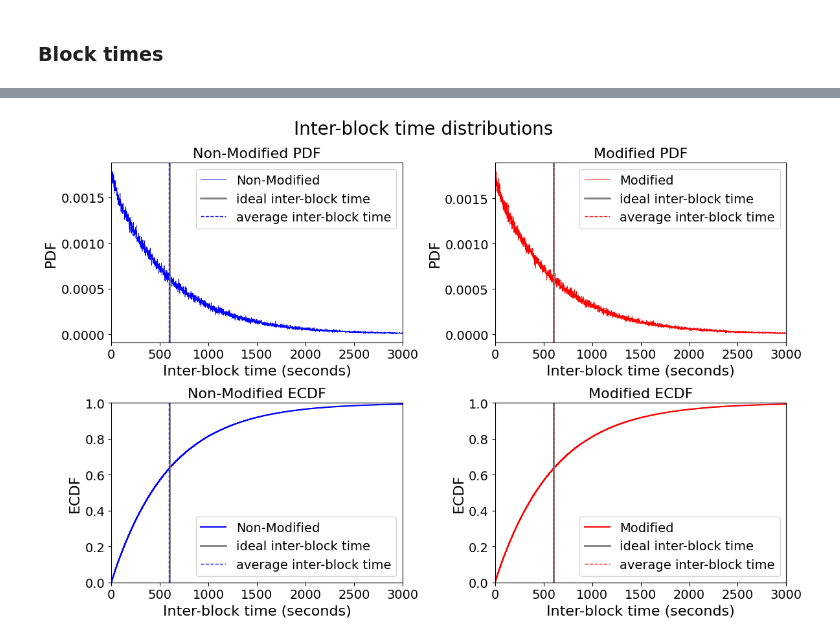
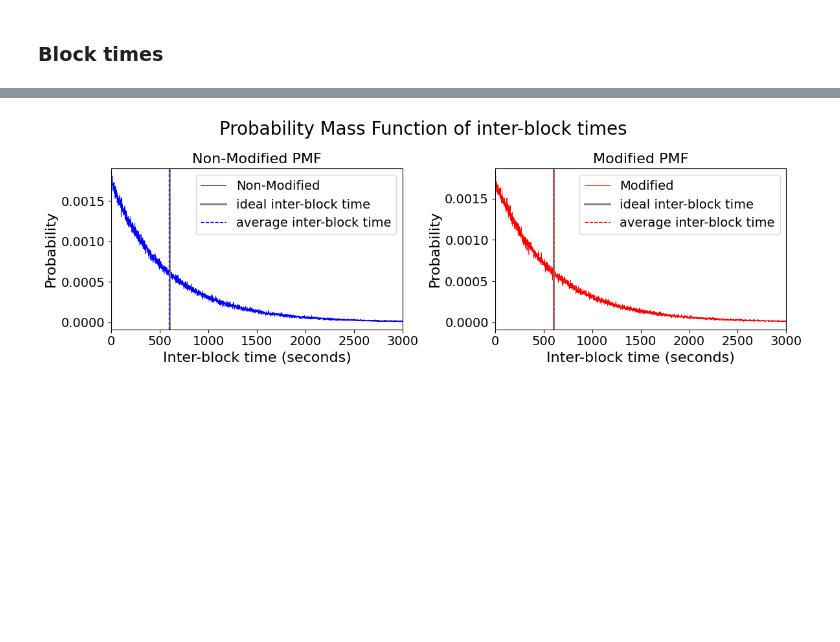
Before and after one commit to demKyr/BCH-DAA, a Jupyter notebook: visualisation.ipynb, the cells around one changed output, grey strips where cells are left out. Drawn from its saved outputs; the diff is of its cells as text; code cells hidden in the pictures; blank space fills up the shorter version.

```diff
--- a/visualisation.ipynb
+++ b/visualisation.ipynb
@@ -896,53 +919,53 @@ True
 # %%
 non_modified_pdf_block_time = df_non_modified['block_time'].value_counts(normalize=True).sort_index()
 modified_pdf_block_time = df_modified['block_time'].value_counts(normalize=True).sort_index()
 
-fig, axs = plt.subplots(2, 2, figsize=(12, 8))
+fig, axs = plt.subplots(1, 2, figsize=(12, 4))
 
-axs[0, 0].plot(non_modified_pdf_block_time.index, non_modified_pdf_block_time.values, color='blue', label='Non-Modified', linewidth=0.5)
-# axs[0, 0].hist(df_non_modified['block_time'], histtype='step', bins=3000, density=True, color='blue', label='Non-Modified')
-axs[0, 0].axvline(600, color='gray', linestyle='-', linewidth=2, label='ideal inter-block time')
-axs[0, 0].axvline(df_non_modified['block_time'].mean(), color='blue', linestyle='--', linewidth=1, label='average inter-block time')
-axs[0, 0].set_title('Non-Modified PDF', fontsize=16)
-axs[0, 0].set_xlabel('Inter-block time (seconds)', fontsize=16)
-axs[0, 0].set_ylabel('PDF', fontsize=16)
-axs[0, 0].set_xlim(0, 3000)
-axs[0, 0].legend(fontsize=14)
-axs[0, 0].tick_params(axis='both', which='major', labelsize=14)
+axs[0].plot(non_modified_pdf_block_time.index, non_modified_pdf_block_time.values, color='blue', label='Non-Modified', linewidth=0.5)
+# axs[0].hist(df_non_modified['block_time'], histtype='step', bins=3000, density=True, color='blue', label='Non-Modified')
+axs[0].axvline(600, color='gray', linestyle='-', linewidth=2, label='ideal inter-block time')
+axs[0].axvline(df_non_modified['block_time'].mean(), color='blue', linestyle='--', linewidth=1, label='average inter-block time')
+axs[0].set_title('Non-Modified PMF', fontsize=16)
+axs[0].set_xlabel('Inter-block time (seconds)', fontsize=16)
+axs[0].set_ylabel('Probability', fontsize=16)
+axs[0].set_xlim(0, 3000)
+axs[0].legend(fontsize=14)
+axs[0].tick_params(axis='both', which='major', labelsize=14)
 
-axs[0, 1].plot(modified_pdf_block_time.index, modified_pdf_block_time.values, color='red', label='Modified', linewidth=0.5)
-# axs[0, 1].hist(df_modified['block_time'], histtype='step', bins=3000, density=True, color='red', label='Modified')
-axs[0, 1].axvline(600, color='gray', linestyle='-', linewidth=2, label='ideal inter-block time')
-axs[0, 1].axvline(df_modified['block_time'].mean(), color='red', linestyle='--', linewidth=1, label='average inter-block time')
-axs[0, 1].set_title('Modified PDF', fontsize=16)
-axs[0, 1].set_xlabel('Inter-block time (seconds)', fontsize=16)
-axs[0, 1].set_ylabel('PDF', fontsize=16)
-axs[0, 1].set_xlim(0, 3000)
-axs[0, 1].legend(fontsize=14)
-axs[0, 1].tick_params(axis='both', which='major', labelsize=14)
+axs[1].plot(modified_pdf_block_time.index, modified_pdf_block_time.values, color='red', label='Modified', linewidth=0.5)
+# axs[1].hist(df_modified['block_time'], histtype='step', bins=3000, density=True, color='red', label='Modified')
+axs[1].axvline(600, color='gray', linestyle='-', linewidth=2, label='ideal inter-block time')
+axs[1].axvline(df_modified['block_time'].mean(), color='red', linestyle='--', linewidth=1, label='average inter-block time')
+axs[1].set_title('Modified PMF', fontsize=16)
+axs[1].set_xlabel('Inter-block time (seconds)', fontsize=16)
+axs[1].set_ylabel('Probability', fontsize=16)
+axs[1].set_xlim(0, 3000)
+axs[1].legend(fontsize=14)
+axs[1].tick_params(axis='both', which='major', labelsize=14)
 
-sns.ecdfplot(df_non_modified['block_time'], ax=axs[1, 0], color='blue', label='Non-Modified')
-axs[1, 0].axvline(600, color='gray', linestyle='-', linewidth=2, label='ideal inter-block time')
-axs[1, 0].axvline(df_non_modified['block_time'].mean(), color='blue', linestyle='--', linewidth=1, label='average inter-block time')
-axs[1, 0].set_title('Non-Modified ECDF', fontsize=16)
-axs[1, 0].set_xlabel('Inter-block time (seconds)', fontsize=16)
-axs[1, 0].set_ylabel('ECDF', fontsize=16)
-axs[1, 0].set_xlim(0, 3000)
-axs[1, 0].legend(fontsize=14)
-axs[1, 0].tick_params(axis='both', which='major', labelsize=14)
+# sns.ecdfplot(df_non_modified['block_time'], ax=axs[1, 0], color='blue', label='Non-Modified')
+# axs[1, 0].axvline(600, color='gray', linestyle='-', linewidth=2, label='ideal inter-block time')
+# axs[1, 0].axvline(df_non_modified['block_time'].mean(), color='blue', linestyle='--', linewidth=1, label='average inter-block time')
+# axs[1, 0].set_title('Non-Modified ECDF', fontsize=16)
+# axs[1, 0].set_xlabel('Inter-block time (seconds)', fontsize=16)
+# axs[1, 0].set_ylabel('ECDF', fontsize=16)
+# axs[1, 0].set_xlim(0, 3000)
+# axs[1, 0].legend(fontsize=14)
+# axs[1, 0].tick_params(axis='both', which='major', labelsize=14)
 
-sns.ecdfplot(df_modified['block_time'], ax=axs[1, 1], color='red', label='Modified')
-axs[1, 1].axvline(600, color='gray', linestyle='-', linewidth=2, label='ideal inter-block time')
-axs[1, 1].axvline(df_modified['block_time'].mean(), color='red', linestyle='--', linewidth=1, label='average inter-block time')
-axs[1, 1].set_title('Modified ECDF', fontsize=16)
-axs[1, 1].set_xlabel('Inter-block time (seconds)', fontsize=16)
-axs[1, 1].set_ylabel('ECDF', fontsize=16)
-axs[1, 1].set_xlim(0, 3000)
-axs[1, 1].legend(fontsize=14)
-axs[1, 1].tick_params(axis='both', which='major', labelsize=14)
+# sns.ecdfplot(df_modified['block_time'], ax=axs[1, 1], color='red', label='Modified')
+# axs[1, 1].axvline(600, color='gray', linestyle='-', linewidth=2, label='ideal inter-block time')
+# axs[1, 1].axvline(df_modified['block_time'].mean(), color='red', linestyle='--', linewidth=1, label='average inter-block time')
+# axs[1, 1].set_title('Modified ECDF', fontsize=16)
+# axs[1, 1].set_xlabel('Inter-block time (seconds)', fontsize=16)
+# axs[1, 1].set_ylabel('ECDF', fontsize=16)
+# axs[1, 1].set_xlim(0, 3000)
+# axs[1, 1].legend(fontsize=14)
+# axs[1, 1].tick_params(axis='both', which='major', labelsize=14)
 
-fig.suptitle('Inter-block time distributions', fontsize=20)
+fig.suptitle('Probability Mass Function of inter-block times', fontsize=20)
 plt.tight_layout()
 plt.show()
 # %% [output]
-[figure, old version]
+[figure, new version]
```
Also changed, not shown: parts of 8 cells of this notebook, 1 other file.
